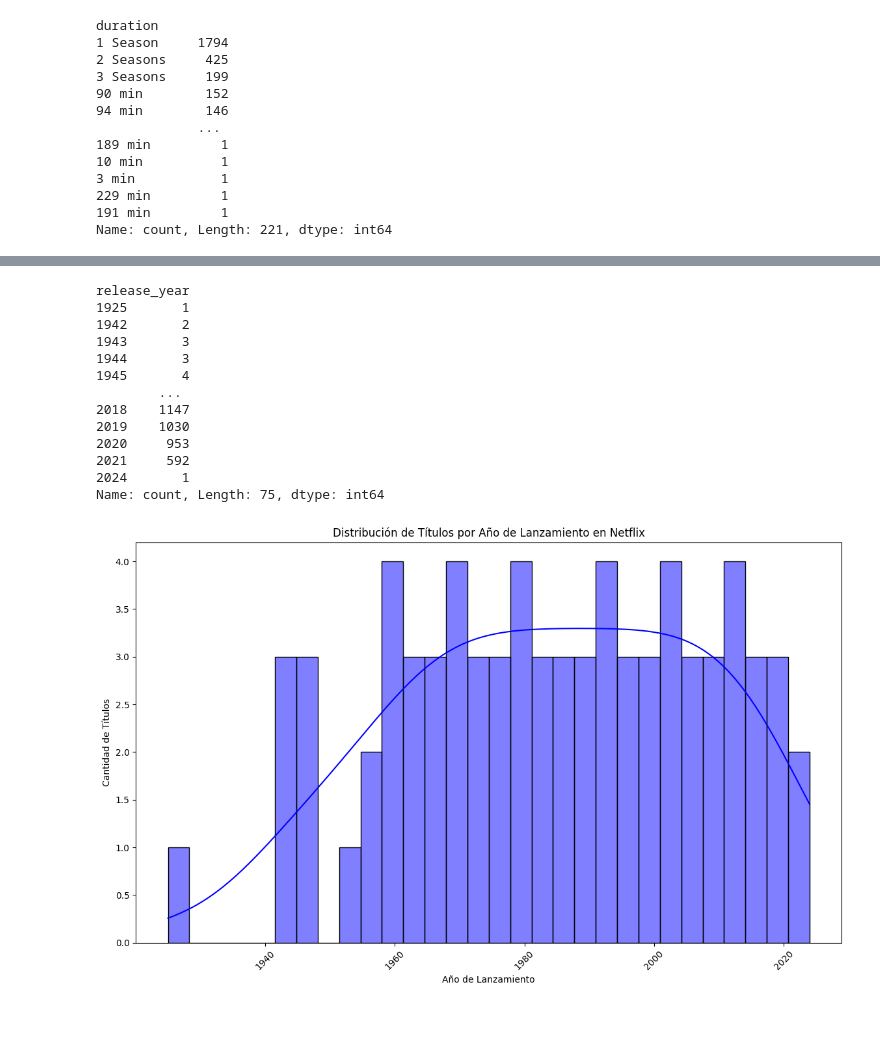
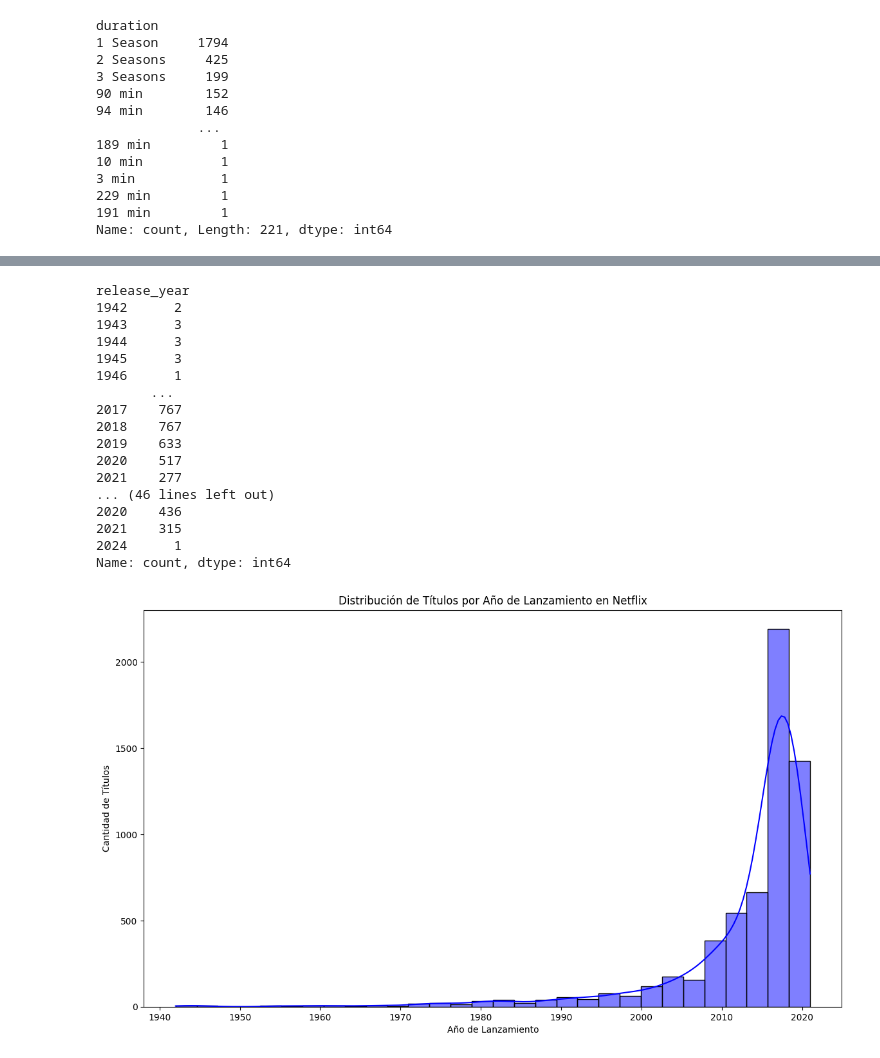
Before and after one commit to ju4n-avendanoa/Data_Netflix, a Jupyter notebook: main.ipynb, the cells around one changed output, grey strips where cells are left out. Cells and saved outputs as stored; diff of their text form; code cells hidden in the pictures; blank space fills up the shorter version.

```diff
--- a/main.ipynb
+++ b/main.ipynb
@@ -340,27 +336,40 @@ Passing `palette` without assigning `hue` is deprecated and will be removed in v
 [figure]
 # %%
-release_year_counts = df['release_year'].value_counts().sort_index()
-print(release_year_counts)
+movies_release_year_counts = movies['release_year'].value_counts().sort_index()
+tvshows_release_year_counts = tv_shows['release_year'].value_counts().sort_index()
+print(movies_release_year_counts)
+print(tvshows_release_year_counts)
 
 # Visualización de la distribución de títulos por año de lanzamiento
 plt.figure(figsize=(14, 8))
-sns.histplot(x=release_year_counts.index, kde=True, color='blue', bins=30)
+sns.histplot(x=movies['release_year'], kde=True, color='blue', bins=30)
 plt.title('Distribución de Títulos por Año de Lanzamiento en Netflix')
 plt.xlabel('Año de Lanzamiento')
 plt.ylabel('Cantidad de Títulos')
 plt.show()
+
+plt.figure(figsize=(14, 8))
+sns.histplot(x=tv_shows['release_year'], kde=True, color='blue', bins=30)
+plt.title('Distribución de Títulos por Año de Lanzamiento en Netflix')
+plt.xlabel('Año de Lanzamiento')
+plt.ylabel('Cantidad de Títulos')
+plt.show()
 # %% [output]
 release_year
-1925       1
-1942       2
-1943       3
-1944       3
-1945       4
-        ...
-2018    1147
-2019    1030
-2020     953
-2021     592
-2024       1
-Name: count, Length: 75, dtype: int64
+1942      2
+1943      3
+1944      3
+1945      3
+1946      1
+       ...
+2017    767
+2018    767
+2019    633
+2020    517
+2021    277
+... (46 lines left out)
+2020    436
+2021    315
+2024      1
+Name: count, dtype: int64
-[figure, old version]
+[figure, new version]
```
Also changed, not shown: parts of 8 cells of this notebook.
